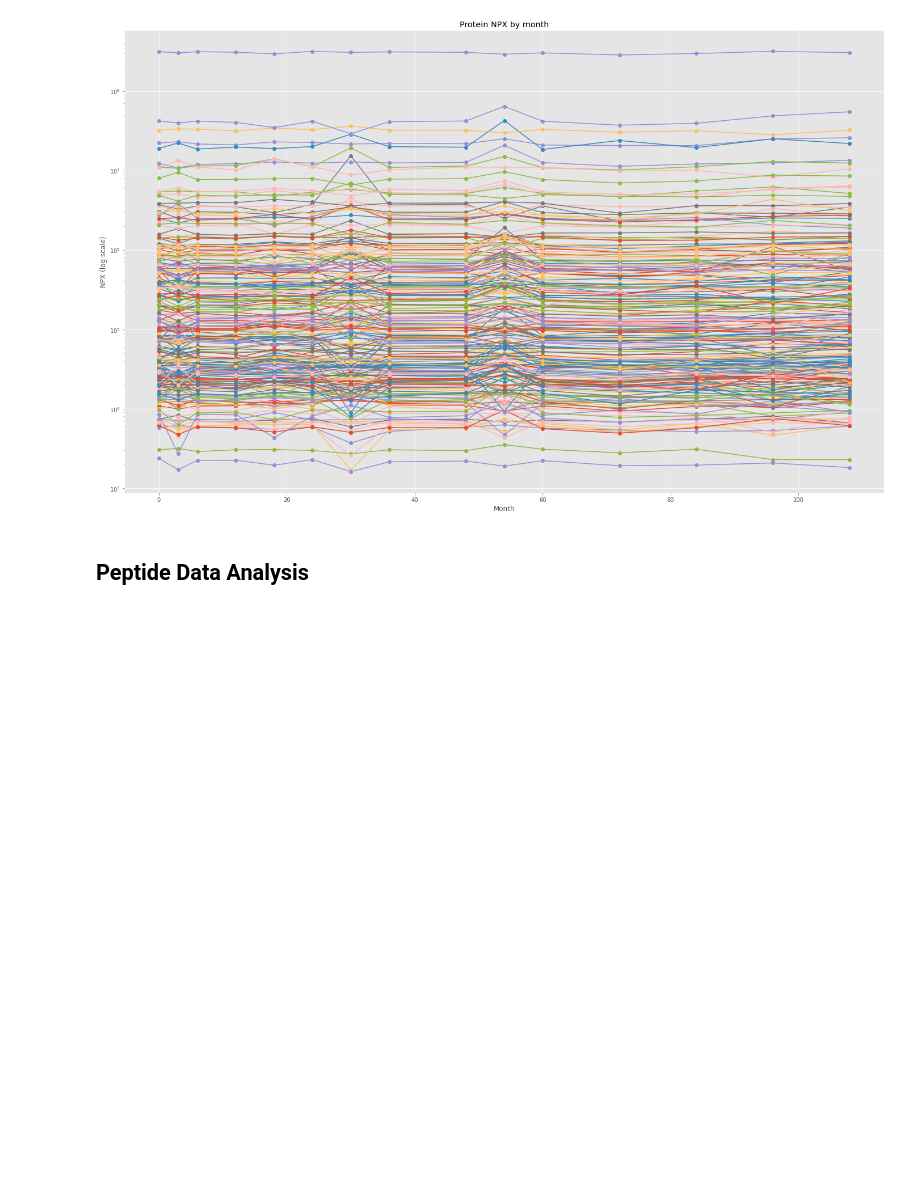
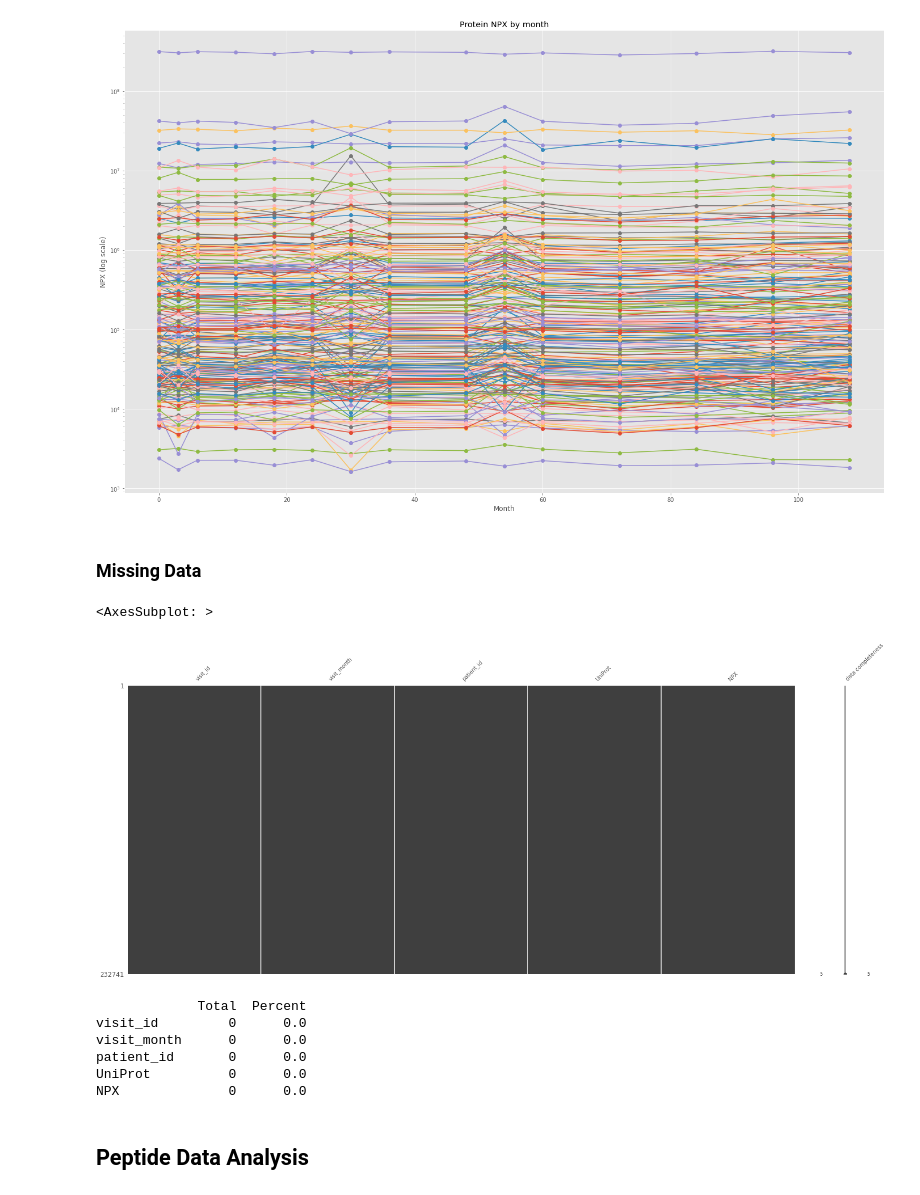
Before and after one commit to AlfredT15/AMP-Parkinsons, a Jupyter notebook: notebooks/exploration.ipynb, the cells around one changed output. Drawn from its saved outputs; the diff is of its cells as text; code cells hidden in the pictures; blank space fills up the shorter version.

```diff
--- a/notebooks/exploration.ipynb
+++ b/notebooks/exploration.ipynb
@@ -303,6 +315,22 @@ ax.set_yscale('log')
 plt.show()
 # %% [output]
 [figure]
+# %% [markdown]
+### Missing Data
+# %%
+mno.matrix(protein_data, labels=True, fontsize=10)
+# %% [output]
+<AxesSubplot: >
+[figure, added]
+# %%
+print_missing_vals(protein_data, 6)
+# %% [output]
+             Total  Percent
+visit_id         0      0.0
+visit_month      0      0.0
+patient_id       0      0.0
+UniProt          0      0.0
+NPX              0      0.0
 # %% [markdown]
 ## Peptide Data Analysis
 # %% [markdown]
```
Also changed, not shown: parts of 12 cells of this notebook, 2 other files.
